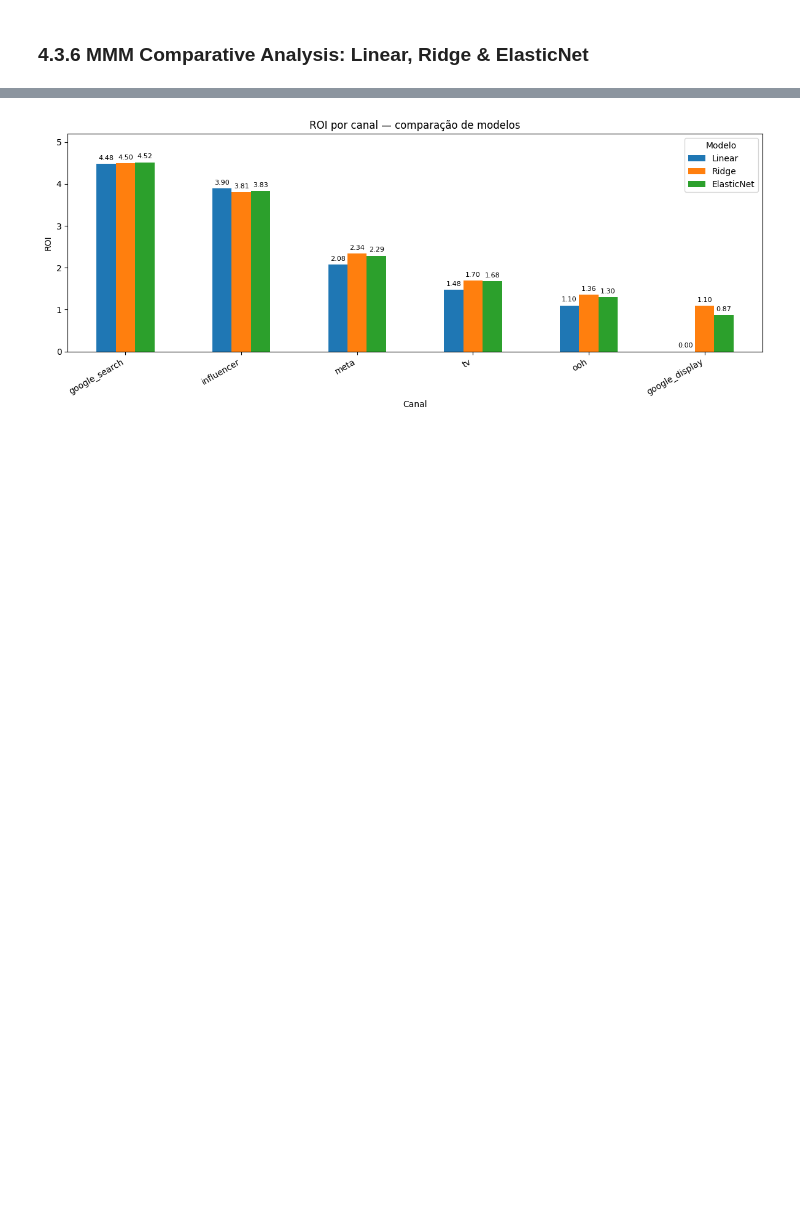
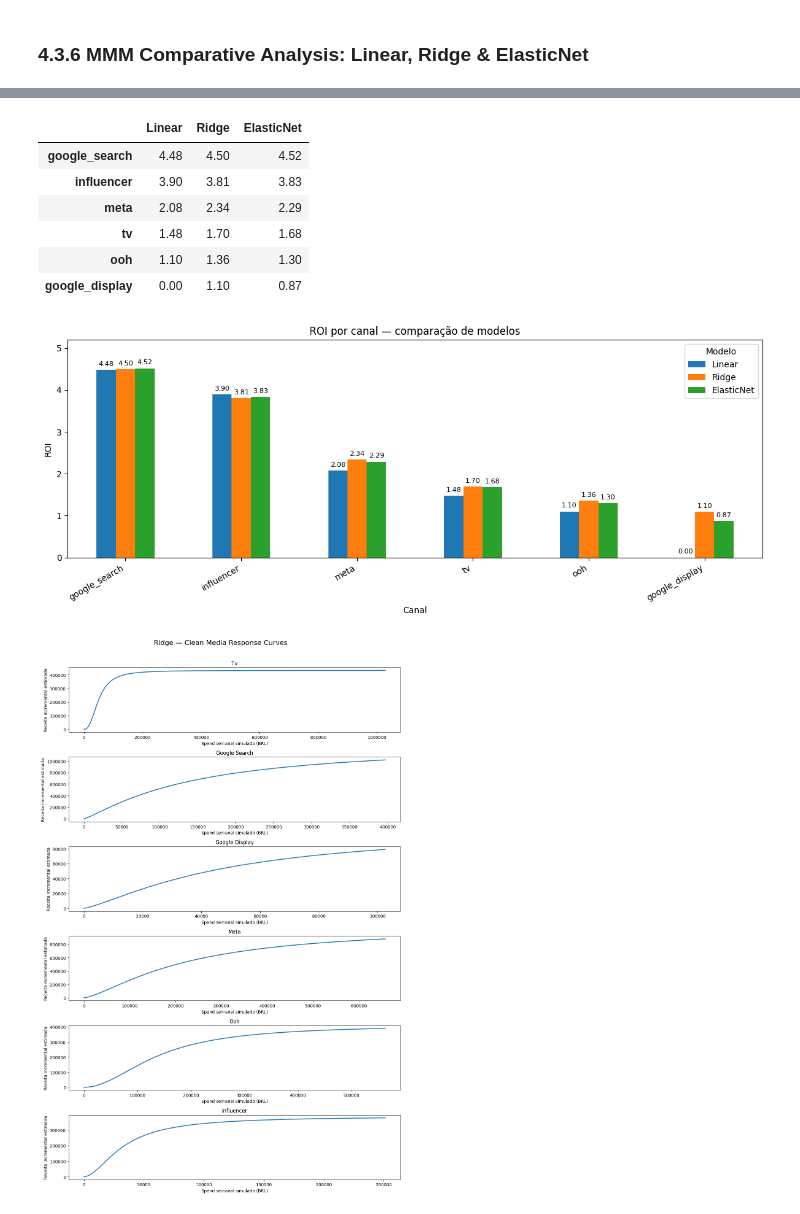
Before and after one commit to TiagoTBarreto/MMM_VAREJO_360, a Jupyter notebook: Case_Tecnico_Uncover_MMM.ipynb, the cells around one changed output, grey strips where cells are left out. Cells and saved outputs as stored; diff of their text form; code cells hidden in the pictures; blank space fills up the shorter version.

Commit message:
Response Curve

```diff
--- a/Case_Tecnico_Uncover_MMM.ipynb
+++ b/Case_Tecnico_Uncover_MMM.ipynb
@@ -1165,30 +1196,92 @@ roi_compare = pd.DataFrame({
     for name, res in all_results.items()
 })
 
 display(roi_compare.round(4))
 
 fig, ax = plt.subplots(figsize=(12, 5))
 roi_compare.plot(kind="bar", ax=ax)
 
 for container in ax.containers:
     ax.bar_label(
         container,
         fmt="%.2f",
         label_type="edge",
         fontsize=8,
         padding=3
     )
 
 ax.set_title("ROI por canal — comparação de modelos")
 ax.set_xlabel("Canal")
 ax.set_ylabel("ROI")
 ax.legend(title="Modelo")
 ax.margins(y=0.15)
 plt.xticks(rotation=30, ha="right")
 plt.tight_layout()
 plt.show()
+
+# =========================================
+# CLEAN RESPONSE CURVES — usando params do notebook
+# =========================================
+
+best_model_name = "Ridge"
+coef_original = all_results[best_model_name]["coef_original"]
+
+fig, axes = plt.subplots(len(media_cols), 1, figsize=(12, 18))
+
+for i, col in enumerate(media_cols):
+
+    ax = axes[i]
+
+    adstock_col = f"{col}_adstock"
+    hill_col = f"{col}_hill"
+
+    k = df_mmm[adstock_col].median()
+    s = hill_params[col]["s"]
+
+    coef_idx = list(X.columns).index(hill_col)
+    beta = coef_original[coef_idx]
+
+    # grade artificial de investimento
+    spend_grid = np.linspace(0, df_mmm[col].max(), 500)
+
+    # aplica adstock em cenário "steady state"
+    # gasto constante gera adstock acumulado = spend / (1 - alpha)
+    alpha_adstock = adstock_params[col]
+    adstock_grid = spend_grid / (1 - alpha_adstock)
+
+    hill_grid = hill_function(adstock_grid, k=k, s=s)
+
+    response_grid = beta * hill_grid
+
+    ax.plot(spend_grid, response_grid, linewidth=2)
+
+    ax.set_title(
+        col.replace("_spend_brl", "")
+           .replace("_", " ")
+           .title()
+    )
+    ax.set_xlabel("Spend semanal simulado (BRL)")
+    ax.set_ylabel("Receita incremental estimada")
+    ax.ticklabel_format(style="plain", axis="both")
+
+plt.suptitle(
+    f"{best_model_name} — Clean Media Response Curves",
+    fontsize=16,
+    y=1.01
+)
+
+plt.tight_layout()
+plt.show()
 # %% [output]
 [figure]
 [figure]
 [figure]
+|  | Linear | Ridge | ElasticNet |
+| google_search | 4.48 | 4.50 | 4.52 |
+| influencer | 3.90 | 3.81 | 3.83 |
+| meta | 2.08 | 2.34 | 2.29 |
+| tv | 1.48 | 1.70 | 1.68 |
+| ooh | 1.10 | 1.36 | 1.30 |
+| google_display | 0.00 | 1.10 | 0.87 |
 [figure]
+[figure, added]
```
Also changed, not shown: parts of 9 cells of this notebook.
